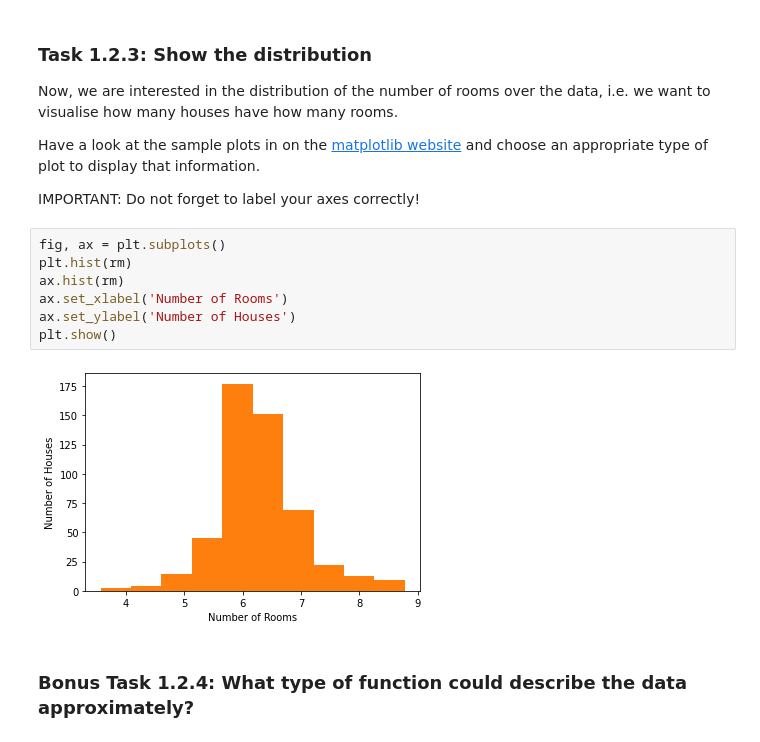
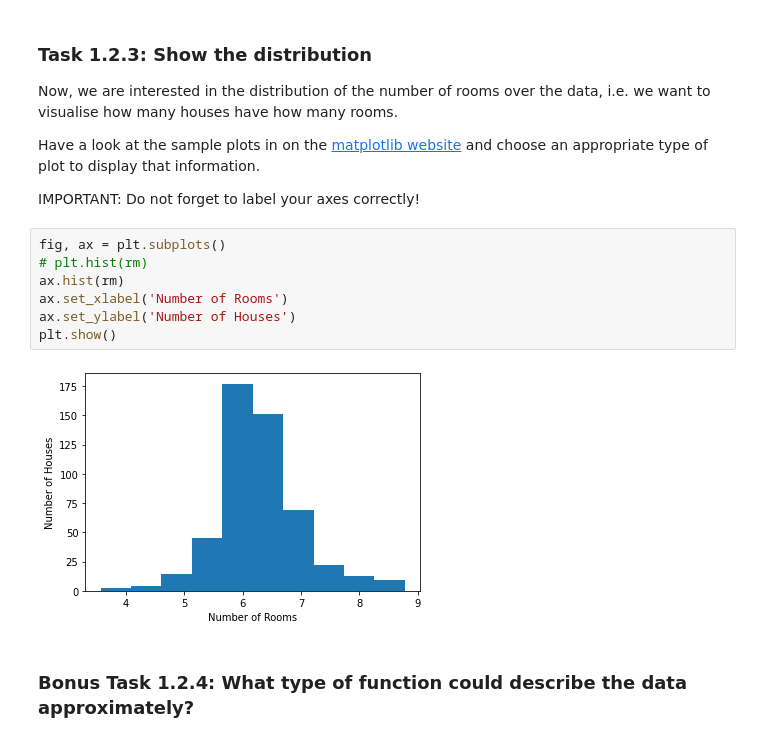
Before and after one commit to joe-hannes/DAIS, a Jupyter notebook: week2/PlottingCorrelation.ipynb, the cells around one changed output. Drawn from its saved outputs; the diff is of its cells as text.

```diff
--- a/week2/PlottingCorrelation.ipynb
+++ b/week2/PlottingCorrelation.ipynb
@@ -131,13 +131,13 @@ Have a look at the sample plots in on the [matplotlib website](https://matplotli
 IMPORTANT: Do not forget to label your axes correctly!
 # %%
 fig, ax = plt.subplots()
-plt.hist(rm)
+# plt.hist(rm)
 ax.hist(rm)
 ax.set_xlabel('Number of Rooms')
 ax.set_ylabel('Number of Houses')
 plt.show()
 # %% [output]
-[figure, old version]
+[figure, new version]
 # %% [markdown]
 ### Bonus Task 1.2.4: What type of function could describe the data approximately?
 # %%
```
Also changed, not shown: parts of 6 cells of this notebook.
